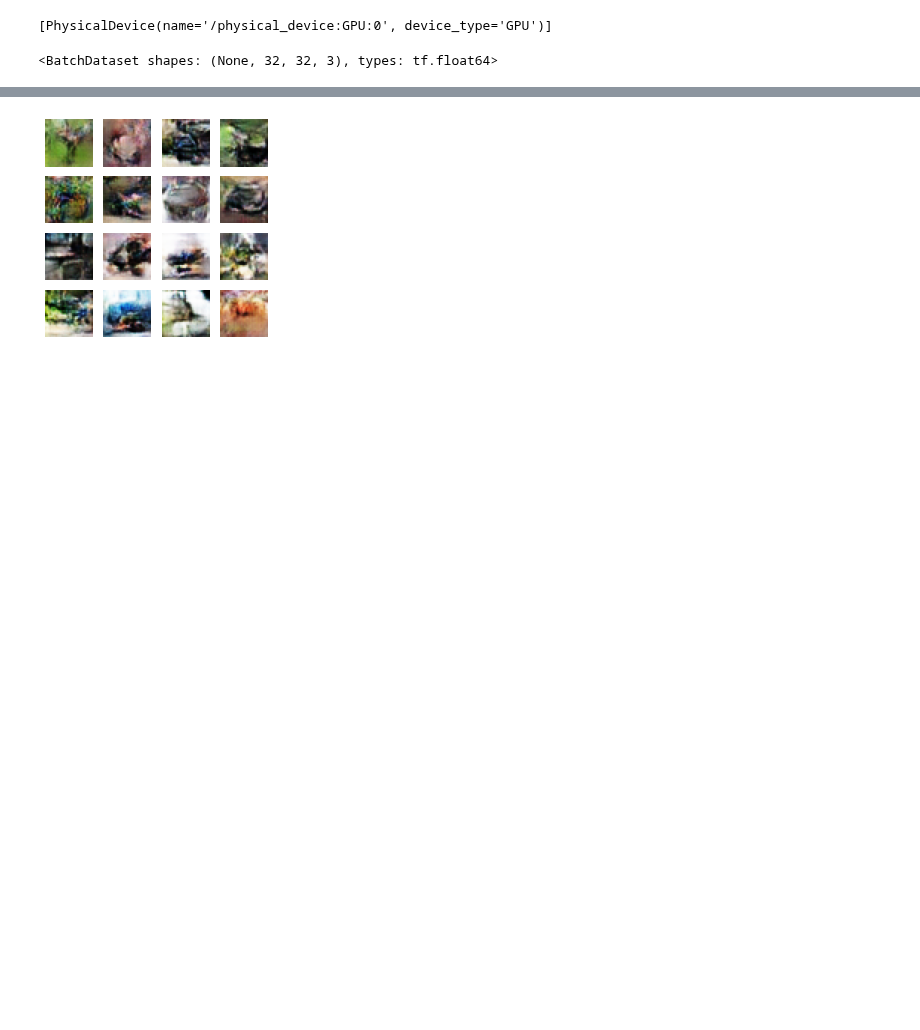
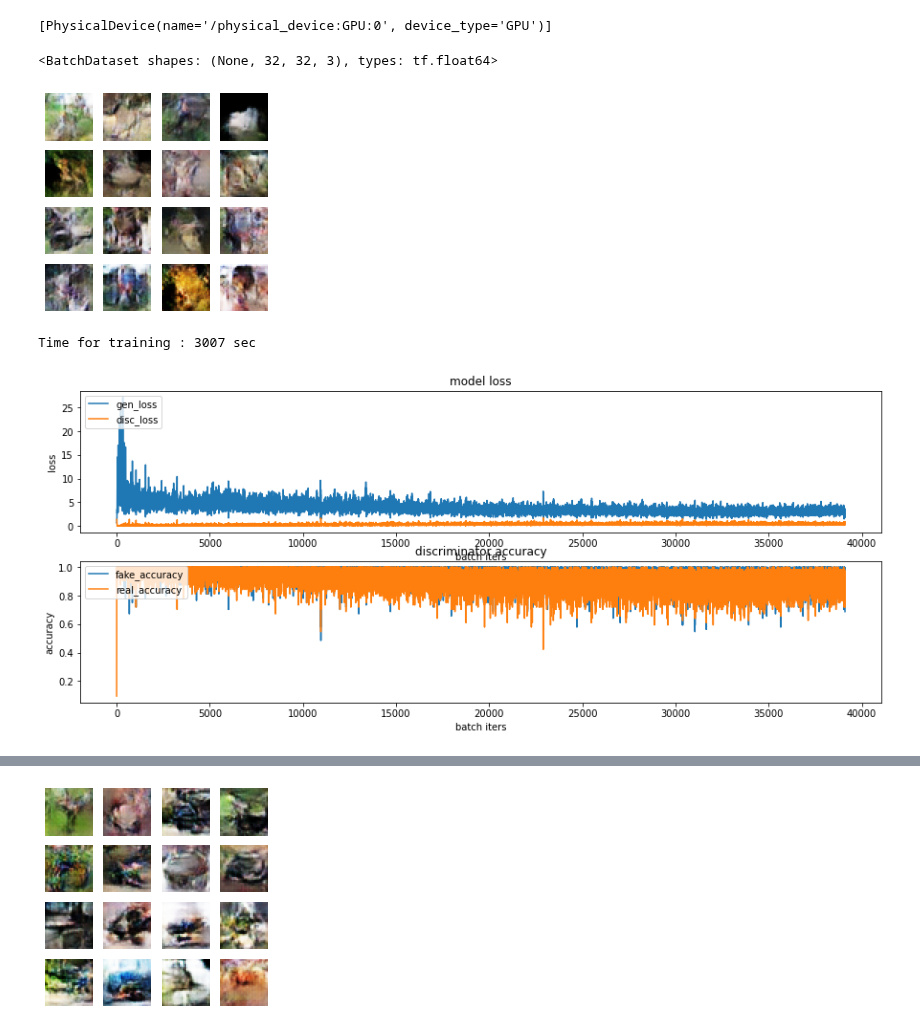
Before and after one commit to LAGABI44/AIFFEL_Study, a Jupyter notebook: EXPLORATION/Submission/[E-10]DCGAN_CIFAR_10.ipynb, the cells around one changed output, grey strips where cells are left out. Drawn from its saved outputs; the diff is of its cells as text; code cells hidden in the pictures; blank space fills up the shorter version.

```diff
--- a/EXPLORATION/Submission/[E-10]DCGAN_CIFAR_10.ipynb
+++ b/EXPLORATION/Submission/[E-10]DCGAN_CIFAR_10.ipynb
@@ -321,16 +335,16 @@ def make_discriminator_model():
     model.add(layers.LeakyReLU(alpha=0.1))
 
     # Fourth: Conv2D Layer
-    model.add(layers.Conv2D(512, (3, 3), strides=(2, 2), padding='same'))
+    model.add(layers.Conv2D(512, (5, 5), strides=(2, 2), padding='same'))
     model.add(layers.LeakyReLU(alpha=0.1))
 
     # Fifth: Conv2D Layer
-    model.add(layers.Conv2D(1024, (3, 3), strides=(2, 2), padding='same'))
+    model.add(layers.Conv2D(1024, (5, 5), strides=(2, 2), padding='same'))
     model.add(layers.LeakyReLU(alpha=0.1))
 
     # Sixfth: Flatten Layer
     model.add(layers.Flatten())
-    model.add(layers.Dropout(0.4))
+    model.add(layers.Dropout(0.6))
 
     # Seventh: Dense Layer
     model.add(layers.Dense(1, activation='sigmoid'))
@@ -534,3 +548,10 @@ tf.config.list_physical_devices("GPU")
 train_dataset
 # %% [output]
 <BatchDataset shapes: (None, 32, 32, 3), types: tf.float64>
+# %%
+%%time
+train(train_dataset, EPOCHS, save_every)
+# %% [output]
+[figure, added]
+Time for training : 3007 sec
+[figure, added]
```
Also changed, not shown: parts of 30 cells of this notebook.
